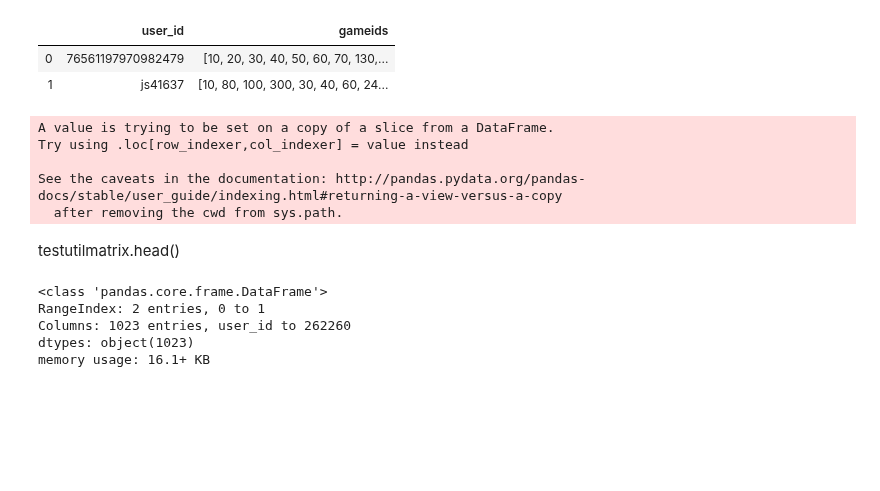
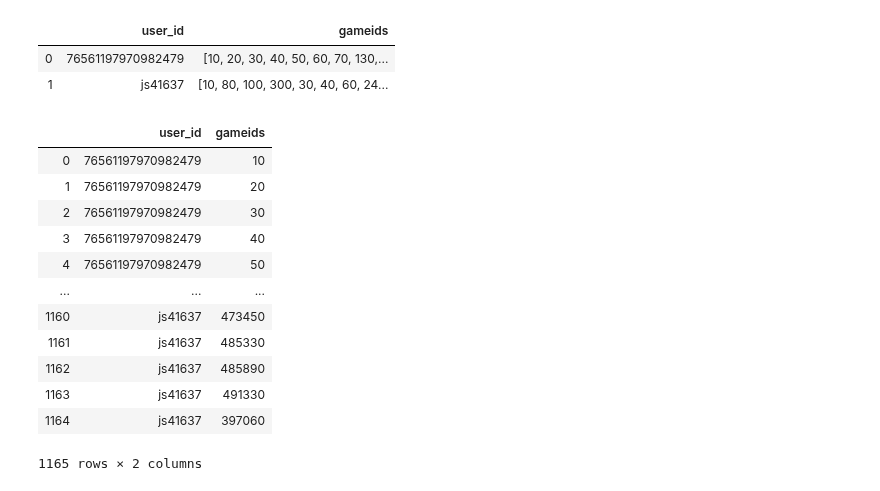
Before and after one commit to nadinezab/video-game-recs, a Jupyter notebook: 2-Data-Exploration.ipynb, the cells around one changed output. Saved outputs shown, nothing was run; the diff lists cells and outputs as text; code cells hidden in the pictures; blank space fills up the shorter version.

Commit message:
Add: exploded gameids

```diff
--- a/2-Data-Exploration.ipynb
+++ b/2-Data-Exploration.ipynb
@@ -253,24 +253,24 @@ testutilmatrix.head()
 |  | user_id | gameids |
 | 0 | 76561197970982479 | [10, 20, 30, 40, 50, 60, 70, 130,... |
 | 1 | js41637 | [10, 80, 100, 300, 30, 40, 60, 24... |
-# %%
-# Create columns for each unique game id
-# Assign None value for now
-for gameid in testuniqueids:
-    testutilmatrix[gameid] = None
-# %% [output]
-A value is trying to be set on a copy of a slice from a DataFrame.
-Try using .loc[row_indexer,col_indexer] = value instead
-
-See the caveats in the documentation: http://pandas.pydata.org/pandas-docs/stable/user_guide/indexing.html#returning-a-view-versus-a-copy
-  after removing the cwd from sys.path.
-# %% [markdown]
-testutilmatrix.head()
+# %%
+lst_col = 'gameids'
+testutilmatrix = pd.DataFrame({col:np.repeat(testutilmatrix[col].values, testutilmatrix[lst_col].str.len())
+                              for col in testutilmatrix.columns.difference([lst_col])
+                            }).assign(**{lst_col:np.concatenate(testutilmatrix[lst_col].values)})[testutilmatrix.columns.tolist()]
 # %%
-testutilmatrix.info()
+testutilmatrix
 # %% [output]
+|  | user_id | gameids |
+| 0 | 76561197970982479 | 10 |
+| 1 | 76561197970982479 | 20 |
+| 2 | 76561197970982479 | 30 |
+| 3 | 76561197970982479 | 40 |
+| 4 | 76561197970982479 | 50 |
+| ... | ... | ... |
+| 1160 | js41637 | 473450 |
+| 1161 | js41637 | 485330 |
+| 1162 | js41637 | 485890 |
+| 1163 | js41637 | 491330 |
+| 1164 | js41637 | 397060 |
-<class 'pandas.core.frame.DataFrame'>
-RangeIndex: 2 entries, 0 to 1
-Columns: 1023 entries, user_id to 262260
-dtypes: object(1023)
-memory usage: 16.1+ KB
+1165 rows × 2 columns
```
Also changed, not shown: parts of 2 cells of this notebook.
